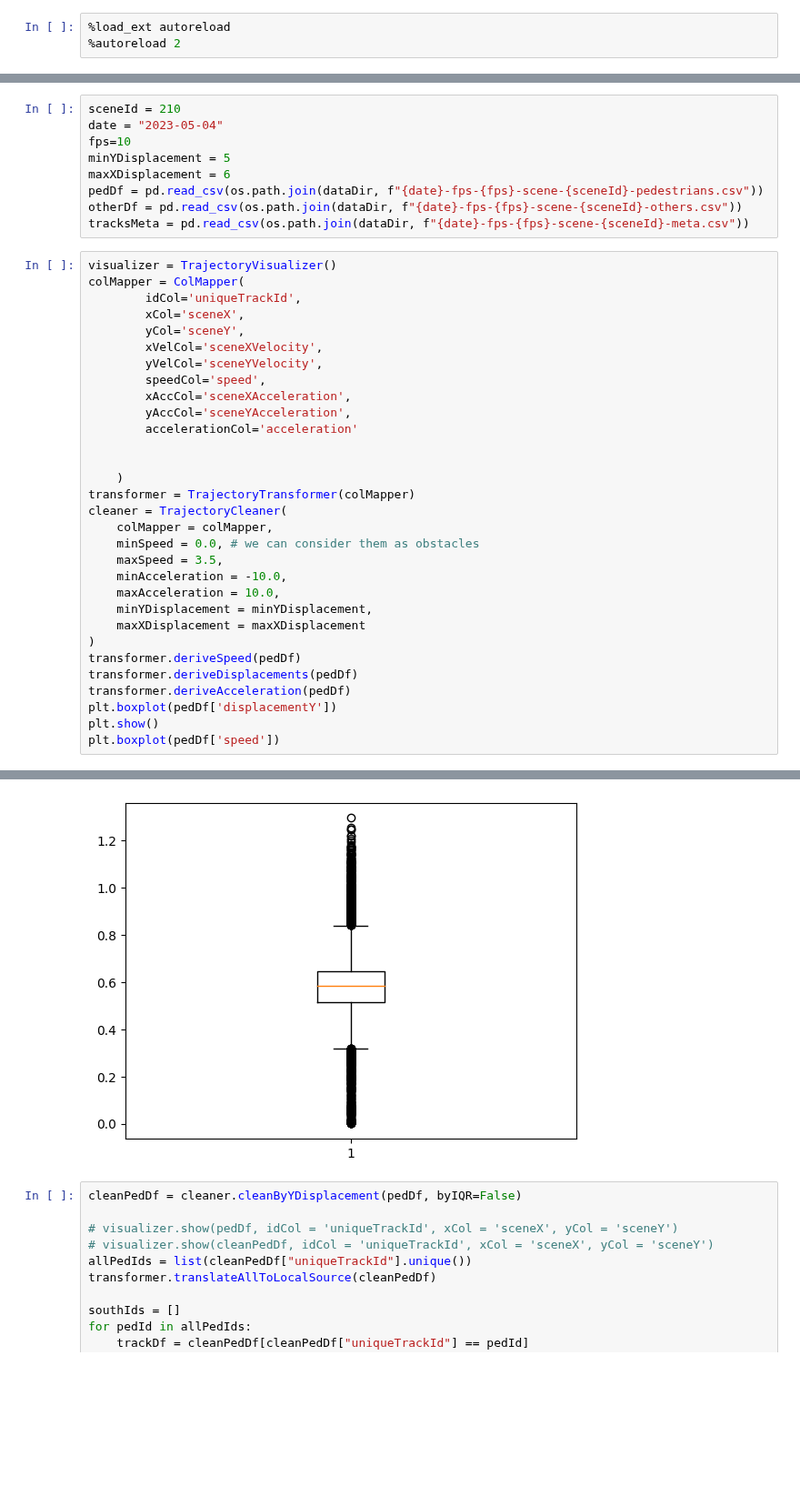
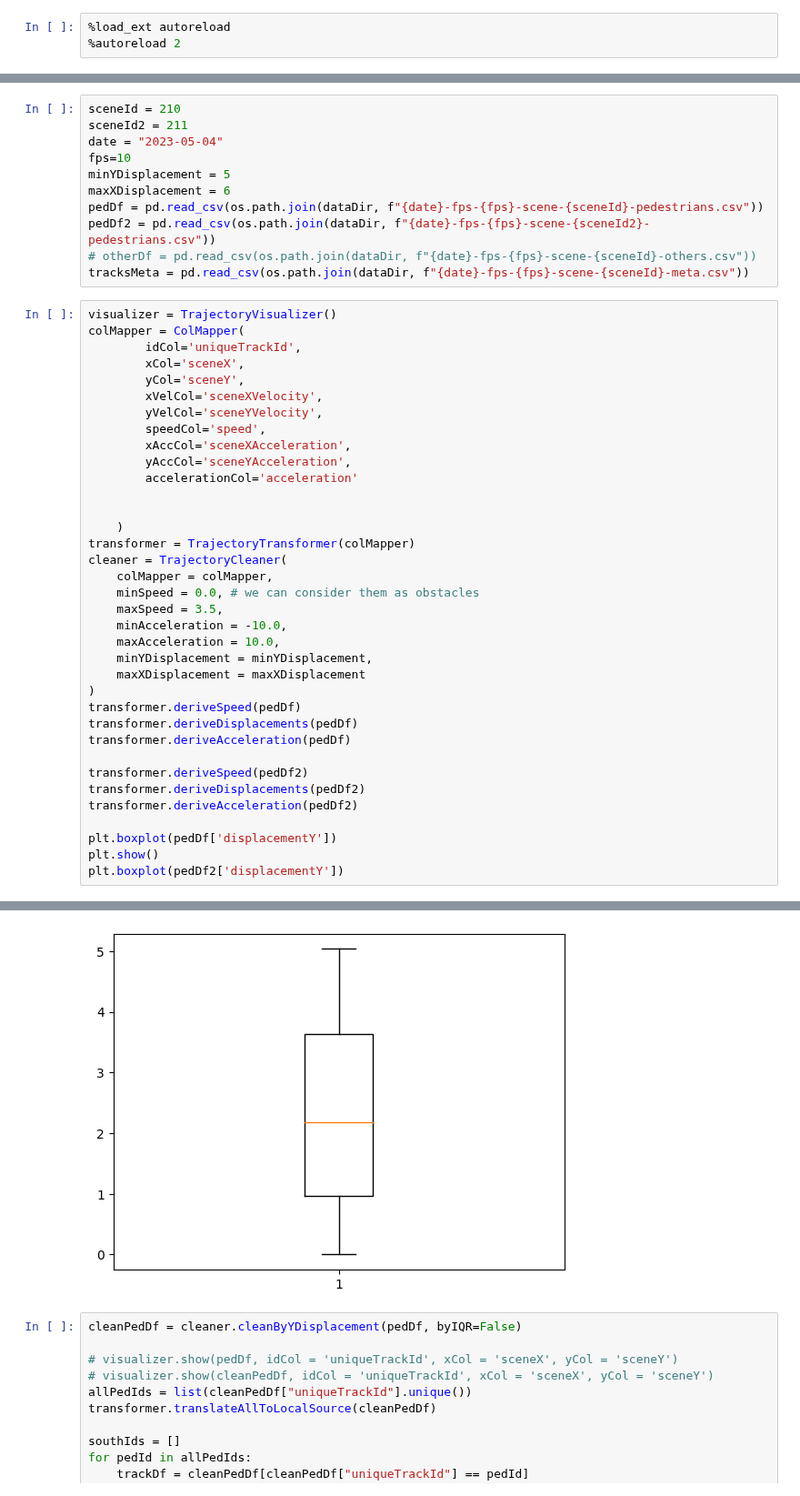
Before and after one commit to BUET-AV/behavior-hypotheses, a Jupyter notebook: src/notebooks/Behavior_Hypo_heatmap.ipynb, the cells around one changed output, grey strips where cells are left out. Shown at 91% size. Drawn from its saved outputs; the diff is of its cells as text; blank space fills up the shorter version.

```diff
--- a/src/notebooks/Behavior_Hypo_heatmap.ipynb
+++ b/src/notebooks/Behavior_Hypo_heatmap.ipynb
@@ -21,12 +22,14 @@ from tti_dataset_tools.TrajectoryCleaner import TrajectoryCleaner
 from tti_dataset_tools.ColMapper import ColMapper
 # %%
 sceneId = 210
+sceneId2 = 211
 date = "2023-05-04"
 fps=10
 minYDisplacement = 5
 maxXDisplacement = 6
 pedDf = pd.read_csv(os.path.join(dataDir, f"{date}-fps-{fps}-scene-{sceneId}-pedestrians.csv"))
-otherDf = pd.read_csv(os.path.join(dataDir, f"{date}-fps-{fps}-scene-{sceneId}-others.csv"))
+pedDf2 = pd.read_csv(os.path.join(dataDir, f"{date}-fps-{fps}-scene-{sceneId2}-pedestrians.csv"))
+# otherDf = pd.read_csv(os.path.join(dataDir, f"{date}-fps-{fps}-scene-{sceneId}-others.csv"))
 tracksMeta = pd.read_csv(os.path.join(dataDir, f"{date}-fps-{fps}-scene-{sceneId}-meta.csv"))
 # %%
 visualizer = TrajectoryVisualizer()
@@ -41,35 +44,40 @@ colMapper = ColMapper(
         yAccCol='sceneYAcceleration',
         accelerationCol='acceleration'
 
 
     )
 transformer = TrajectoryTransformer(colMapper)
 cleaner = TrajectoryCleaner(
     colMapper = colMapper,
     minSpeed = 0.0, # we can consider them as obstacles
     maxSpeed = 3.5,
     minAcceleration = -10.0,
     maxAcceleration = 10.0,
     minYDisplacement = minYDisplacement,
     maxXDisplacement = maxXDisplacement
 )
 transformer.deriveSpeed(pedDf)
 transformer.deriveDisplacements(pedDf)
 transformer.deriveAcceleration(pedDf)
+
+transformer.deriveSpeed(pedDf2)
+transformer.deriveDisplacements(pedDf2)
+transformer.deriveAcceleration(pedDf2)
+
 plt.boxplot(pedDf['displacementY'])
 plt.show()
-plt.boxplot(pedDf['speed'])
+plt.boxplot(pedDf2['displacementY'])
 # %% [output]
 [figure]
 {'whiskers': [<matplotlib.lines.Line2D at 0x...>,
   <matplotlib.lines.Line2D at 0x...>],
  'caps': [<matplotlib.lines.Line2D at 0x...>,
   <matplotlib.lines.Line2D at 0x...>],
  'boxes': [<matplotlib.lines.Line2D at 0x...>],
  'medians': [<matplotlib.lines.Line2D at 0x...>],
  'fliers': [<matplotlib.lines.Line2D at 0x...>],
  'means': []}
-[figure, old version]
+[figure, new version]
 # %%
 cleanPedDf = cleaner.cleanByYDisplacement(pedDf, byIQR=False)
 
```
Also changed, not shown: parts of 13 cells of this notebook, 3 other files.
